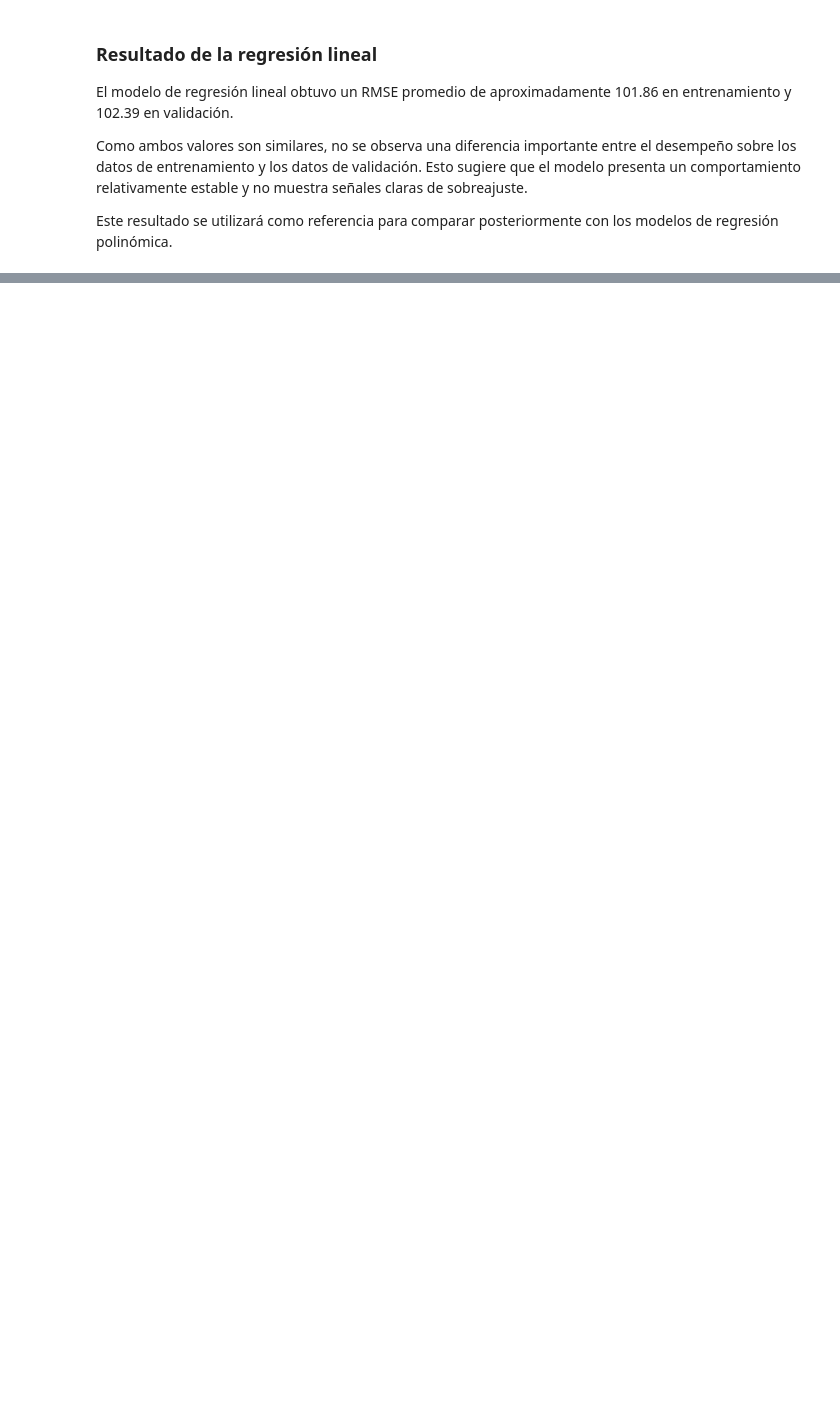
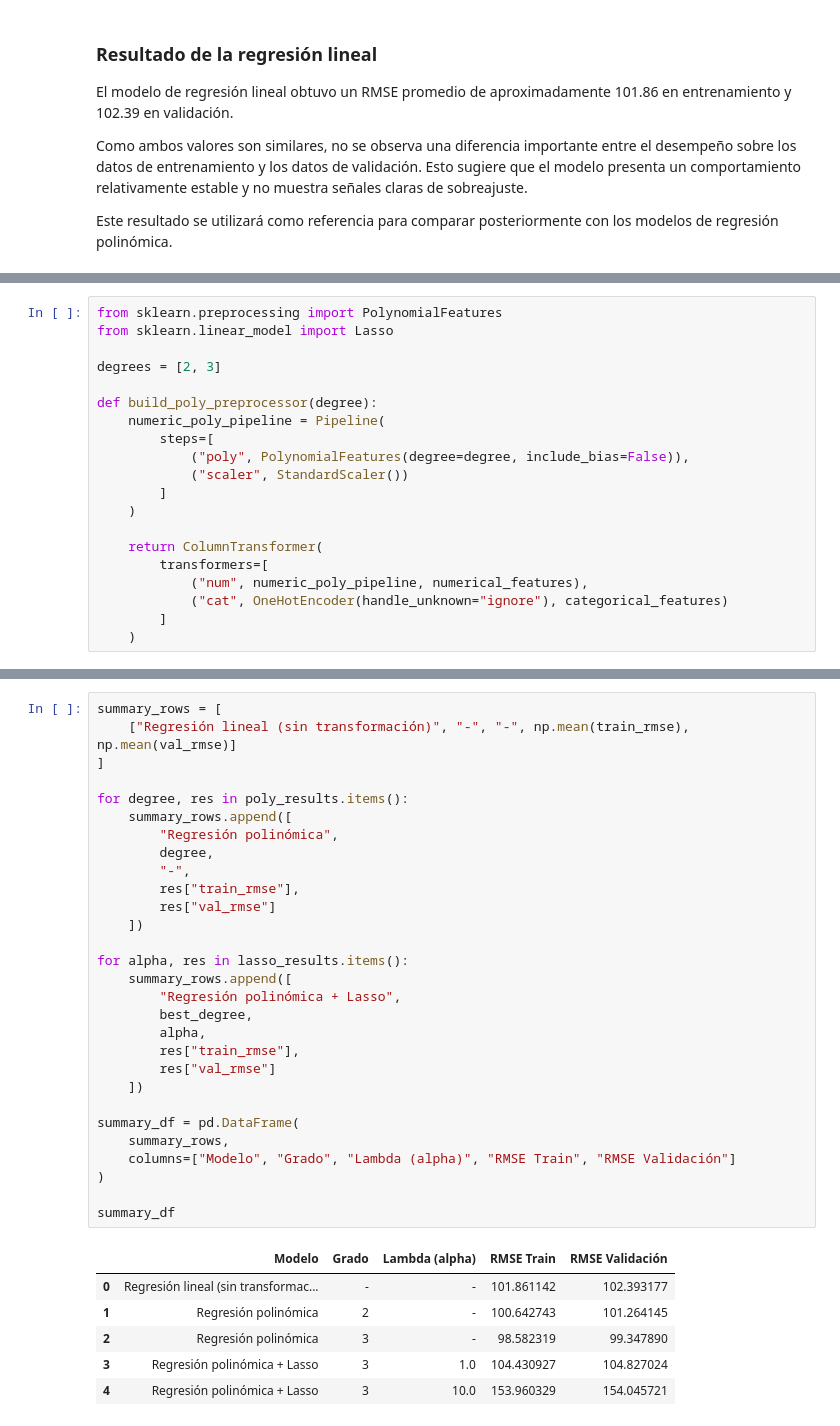
Before and after one commit to Sofialfie/TP-1---72.75-Aprendizaje-Autom-tico-Machine-Learning-, a Jupyter notebook: notebooks/TP1_ML_bicis.ipynb, the cells around one changed output, grey strips where cells are left out. Saved outputs shown, nothing was run; the diff lists cells and outputs as text; blank space fills up the shorter version.

```diff
--- a/notebooks/TP1_ML_bicis.ipynb
+++ b/notebooks/TP1_ML_bicis.ipynb
@@ -365,0 +471,20 @@ Este resultado se utilizará como referencia para comparar posteriormente con lo
+# %%
+from sklearn.preprocessing import PolynomialFeatures
+from sklearn.linear_model import Lasso
+
+degrees = [2, 3]
+
+def build_poly_preprocessor(degree):
+    numeric_poly_pipeline = Pipeline(
+        steps=[
+            ("poly", PolynomialFeatures(degree=degree, include_bias=False)),
+            ("scaler", StandardScaler())
+        ]
+    )
+
+    return ColumnTransformer(
+        transformers=[
+            ("num", numeric_poly_pipeline, numerical_features),
+            ("cat", OneHotEncoder(handle_unknown="ignore"), categorical_features)
+        ]
+    )
@@ -365,0 +622,36 @@ Este resultado se utilizará como referencia para comparar posteriormente con lo
+# %%
+summary_rows = [
+    ["Regresión lineal (sin transformación)", "-", "-", np.mean(train_rmse), np.mean(val_rmse)]
+]
+
+for degree, res in poly_results.items():
+    summary_rows.append([
+        "Regresión polinómica",
+        degree,
+        "-",
+        res["train_rmse"],
+        res["val_rmse"]
+    ])
+
+for alpha, res in lasso_results.items():
+    summary_rows.append([
+        "Regresión polinómica + Lasso",
+        best_degree,
+        alpha,
+        res["train_rmse"],
+        res["val_rmse"]
+    ])
+
+summary_df = pd.DataFrame(
+    summary_rows,
+    columns=["Modelo", "Grado", "Lambda (alpha)", "RMSE Train", "RMSE Validación"]
+)
+
+summary_df
+# %% [output]
+|  | Modelo | Grado | Lambda (alpha) | RMSE Train | RMSE Validación |
+| 0 | Regresión lineal (sin transformac... | - | - | 101.861142 | 102.393177 |
+| 1 | Regresión polinómica | 2 | - | 100.642743 | 101.264145 |
+| 2 | Regresión polinómica | 3 | - | 98.582319 | 99.347890 |
+| 3 | Regresión polinómica + Lasso | 3 | 1.0 | 104.430927 | 104.827024 |
+| 4 | Regresión polinómica + Lasso | 3 | 10.0 | 153.960329 | 154.045721 |
```
Also changed, not shown: parts of 15 cells of this notebook.
